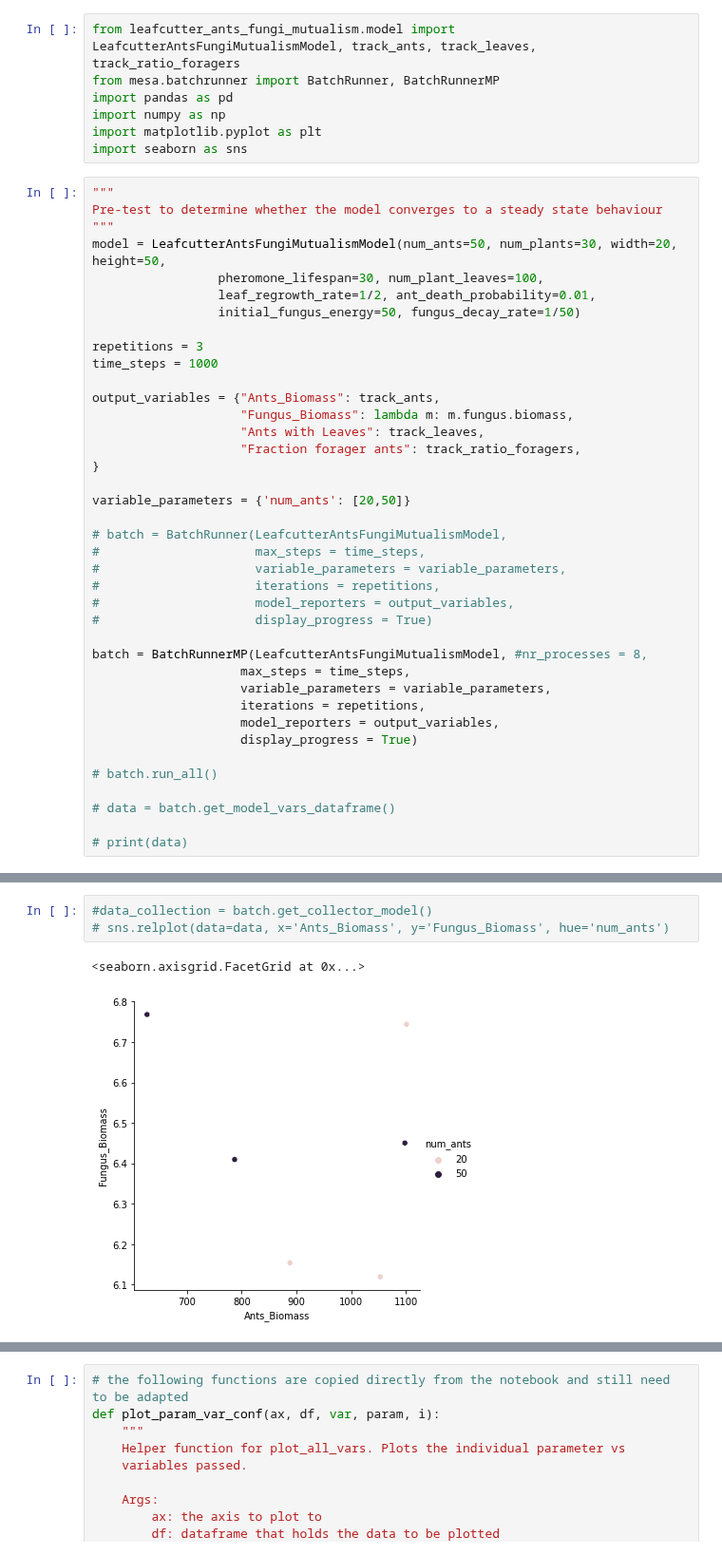
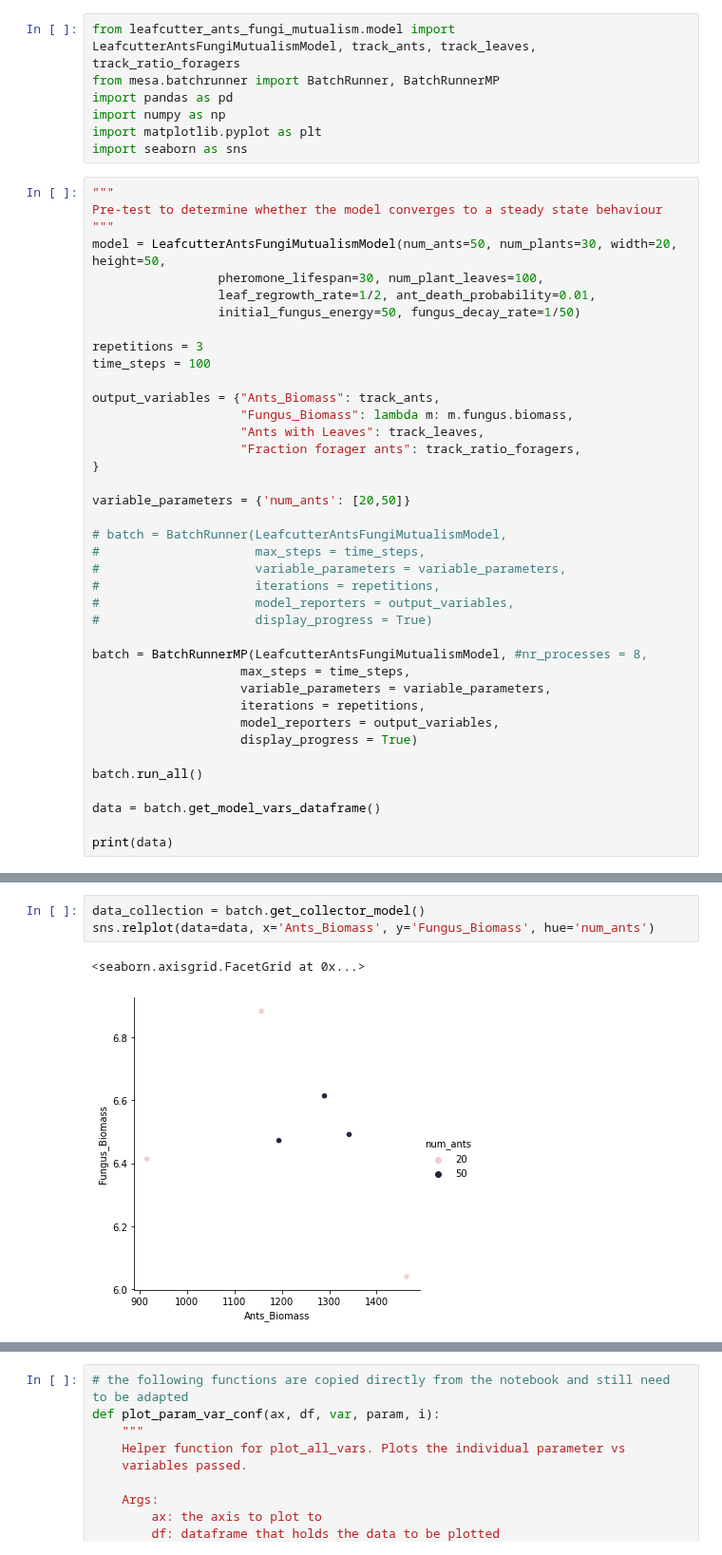
Before and after one commit to Maloup/leafcutter-ants-fungi-mutualism-abm, a Jupyter notebook: SA-experimentation.ipynb, the cells around one changed output, grey strips where cells are left out. Shown at 95% size. Drawn from its saved outputs; the diff is of its cells as text.

```diff
--- a/SA-experimentation.ipynb
+++ b/SA-experimentation.ipynb
@@ -27,7 +27,7 @@ model = LeafcutterAntsFungiMutualismModel(num_ants=50, num_plants=30, width=20,
                  initial_fungus_energy=50, fungus_decay_rate=1/50)
 
 repetitions = 3
-time_steps = 1000
+time_steps = 100
 
 output_variables = {"Ants_Biomass": track_ants,
                     "Fungus_Biomass": lambda m: m.fungus.biomass,
@@ -51,11 +51,11 @@ batch = BatchRunnerMP(LeafcutterAntsFungiMutualismModel, #nr_processes = 8,
                     model_reporters = output_variables,
                     display_progress = True)
 
-# batch.run_all()
+batch.run_all()
 
-# data = batch.get_model_vars_dataframe()
+data = batch.get_model_vars_dataframe()
 
-# print(data)
+print(data)
 # %% [output]
 BatchRunner MP will use 8 processors.
    num_ants  Run  Ants with Leaves  Ants_Biomass  Fraction forager ants  \
@@ -76,7 +76,7 @@ BatchRunner MP will use 8 processors.
 # %%
-#data_collection = batch.get_collector_model()
-# sns.relplot(data=data, x='Ants_Biomass', y='Fungus_Biomass', hue='num_ants')
+data_collection = batch.get_collector_model()
+sns.relplot(data=data, x='Ants_Biomass', y='Fungus_Biomass', hue='num_ants')
 # %% [output]
 <seaborn.axisgrid.FacetGrid at 0x...>
-[figure, old version]
+[figure, new version]
 # %%
```
Also changed, not shown: parts of 3 cells of this notebook.
